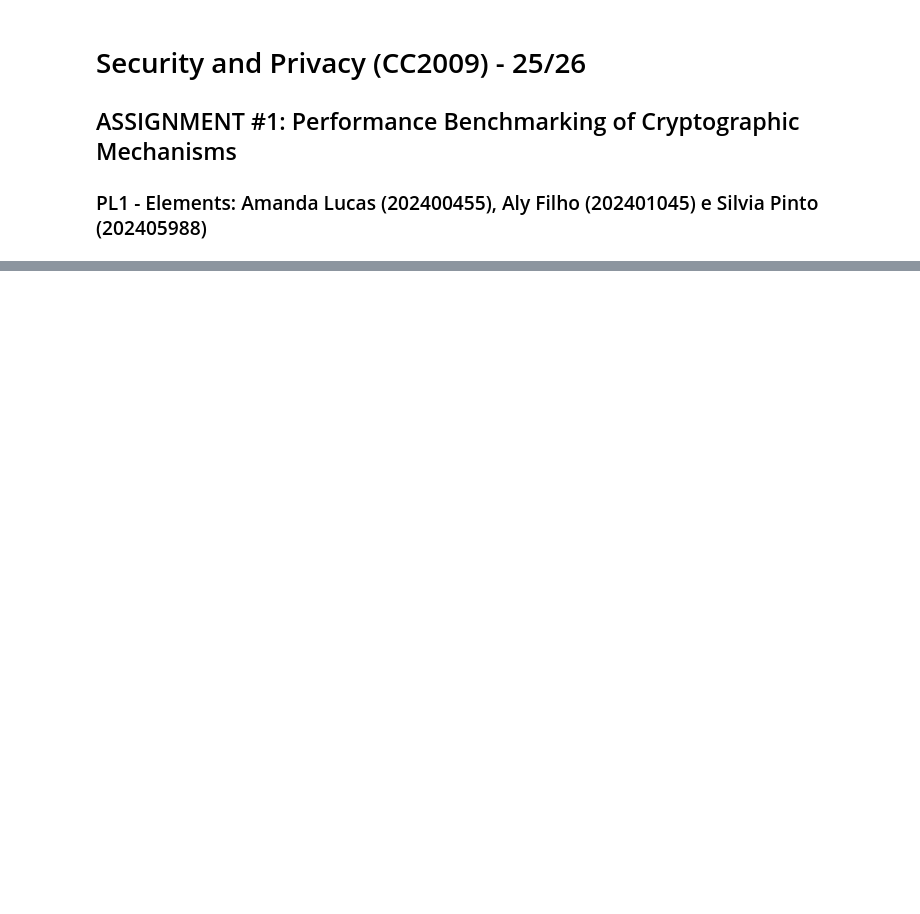
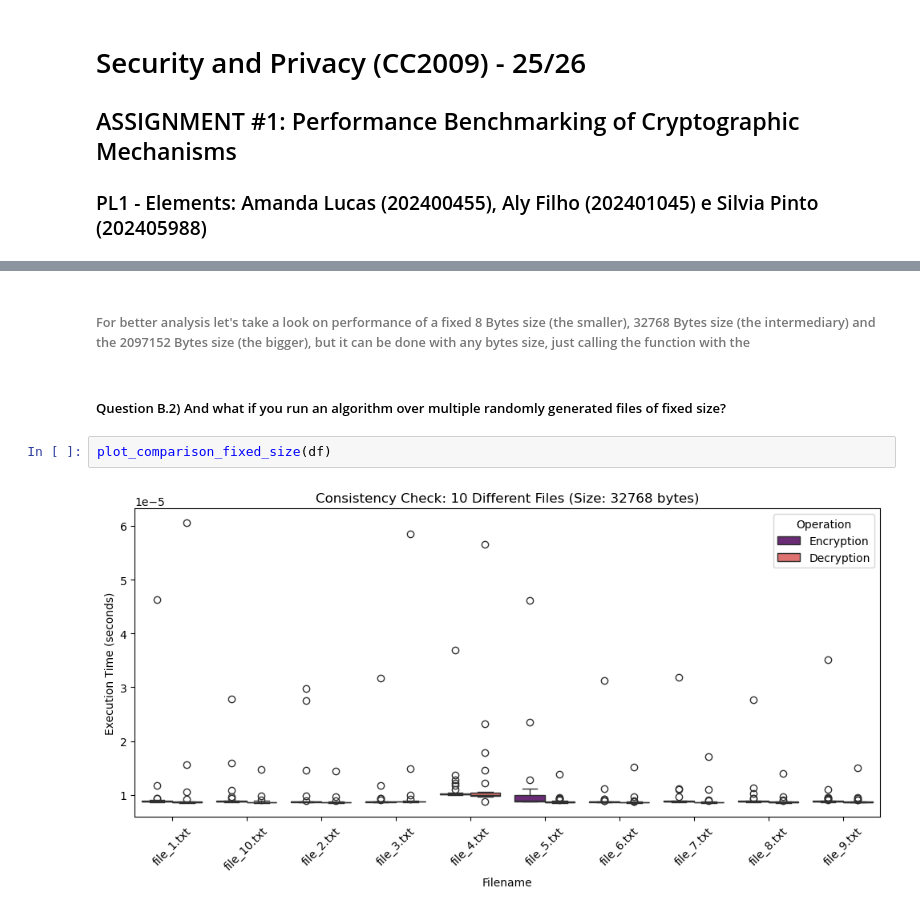
Before and after one commit to amandacalu/SeP-TP1, a Jupyter notebook: 04 - notebooks/assigment1.ipynb, the cells around one changed output, grey strips where cells are left out. Saved outputs shown, nothing was run; the diff lists cells and outputs as text; blank space fills up the shorter version.

```diff
--- a/04 - notebooks/assigment1.ipynb
+++ b/04 - notebooks/assigment1.ipynb
@@ -193,0 +53,8 @@ plt.show()
+# %% [markdown]
+###### For better analysis let's take a look on performance of a fixed 8 Bytes size (the smaller), 32768 Bytes size (the intermediary) and the 2097152 Bytes size (the bigger), but it can be done with any bytes size, just calling the function with the
+# %% [markdown]
+##### Question B.2) And what if you run an algorithm over multiple randomly generated files of fixed size?
+# %%
+plot_comparison_fixed_size(df)
+# %% [output]
+[figure, added]
```
Also changed, not shown: parts of 27 cells of this notebook, 3 other files.
